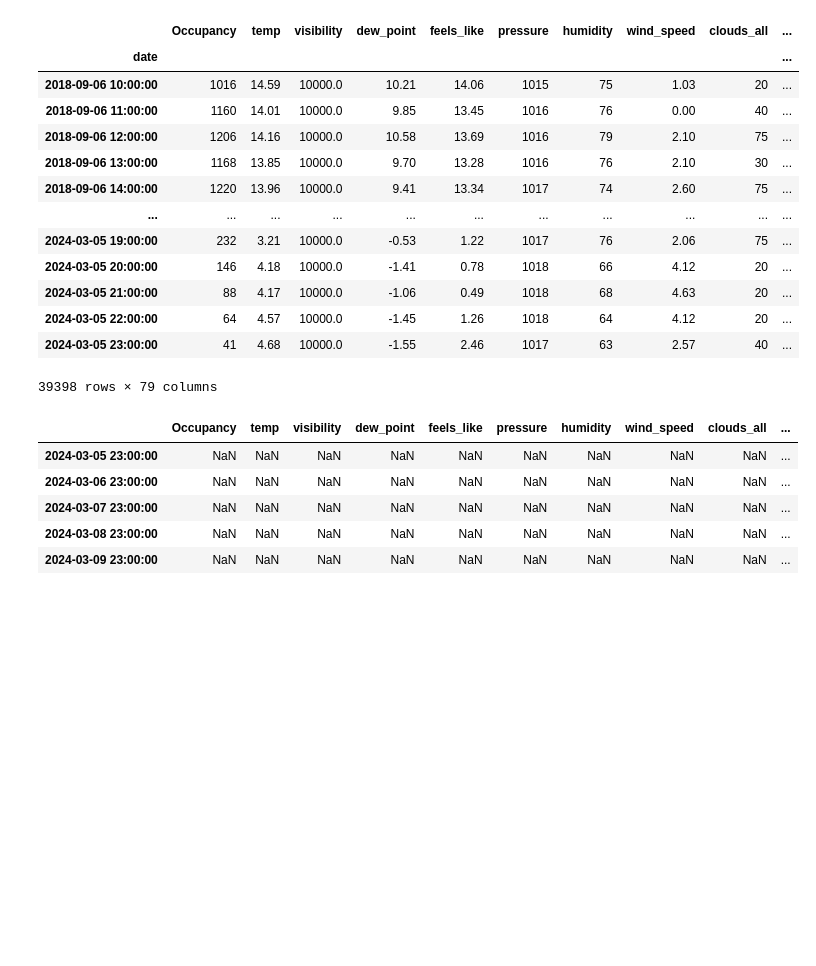
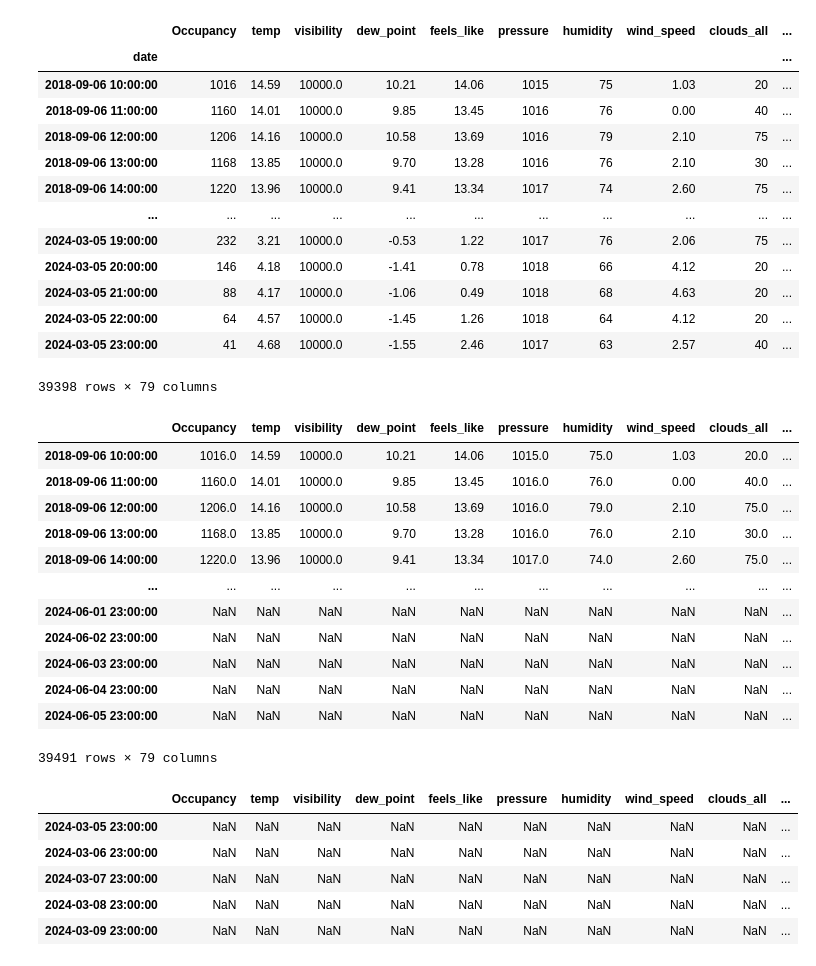
Before and after one commit to penguinumbrella/TL16, a Jupyter notebook: machine-learning/lightgbm-weather-parking.ipynb, the cells around one changed output. Cells and saved outputs as stored; diff of their text form; code cells hidden in the pictures; blank space fills up the shorter version.

```diff
--- a/machine-learning/lightgbm-weather-parking.ipynb
+++ b/machine-learning/lightgbm-weather-parking.ipynb
@@ -800,6 +907,22 @@ df
 | 2024-03-05 22:00:00 | 64 | 4.57 | 10000.0 | -1.45 | 1.26 | 1018 | 64 | 4.12 | 20 | ... |
 | 2024-03-05 23:00:00 | 41 | 4.68 | 10000.0 | -1.55 | 2.46 | 1017 | 63 | 2.57 | 40 | ... |
 39398 rows × 79 columns
+# %%
+df_and_future
+# %% [output]
+|  | Occupancy | temp | visibility | dew_point | feels_like | pressure | humidity | wind_speed | clouds_all | ... |
+| 2018-09-06 10:00:00 | 1016.0 | 14.59 | 10000.0 | 10.21 | 14.06 | 1015.0 | 75.0 | 1.03 | 20.0 | ... |
+| 2018-09-06 11:00:00 | 1160.0 | 14.01 | 10000.0 | 9.85 | 13.45 | 1016.0 | 76.0 | 0.00 | 40.0 | ... |
+| 2018-09-06 12:00:00 | 1206.0 | 14.16 | 10000.0 | 10.58 | 13.69 | 1016.0 | 79.0 | 2.10 | 75.0 | ... |
+| 2018-09-06 13:00:00 | 1168.0 | 13.85 | 10000.0 | 9.70 | 13.28 | 1016.0 | 76.0 | 2.10 | 30.0 | ... |
+| 2018-09-06 14:00:00 | 1220.0 | 13.96 | 10000.0 | 9.41 | 13.34 | 1017.0 | 74.0 | 2.60 | 75.0 | ... |
+| ... | ... | ... | ... | ... | ... | ... | ... | ... | ... | ... |
+| 2024-06-01 23:00:00 | NaN | NaN | NaN | NaN | NaN | NaN | NaN | NaN | NaN | ... |
+| 2024-06-02 23:00:00 | NaN | NaN | NaN | NaN | NaN | NaN | NaN | NaN | NaN | ... |
+| 2024-06-03 23:00:00 | NaN | NaN | NaN | NaN | NaN | NaN | NaN | NaN | NaN | ... |
+| 2024-06-04 23:00:00 | NaN | NaN | NaN | NaN | NaN | NaN | NaN | NaN | NaN | ... |
+| 2024-06-05 23:00:00 | NaN | NaN | NaN | NaN | NaN | NaN | NaN | NaN | NaN | ... |
+39491 rows × 79 columns
 # %%
 future_with_features = df_and_future.query('isFuture').copy()
 # %%
```
Also changed, not shown: parts of 13 cells of this notebook, 1 other file.
